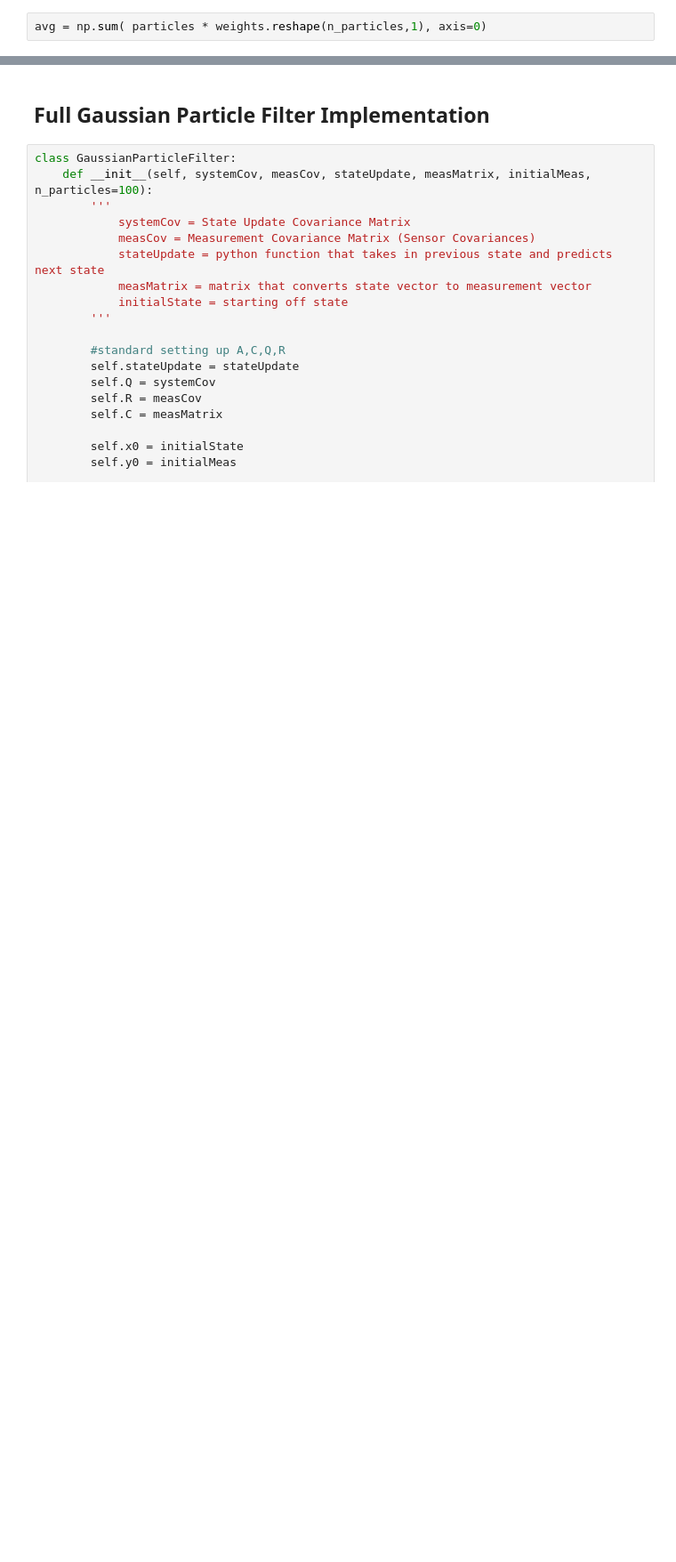
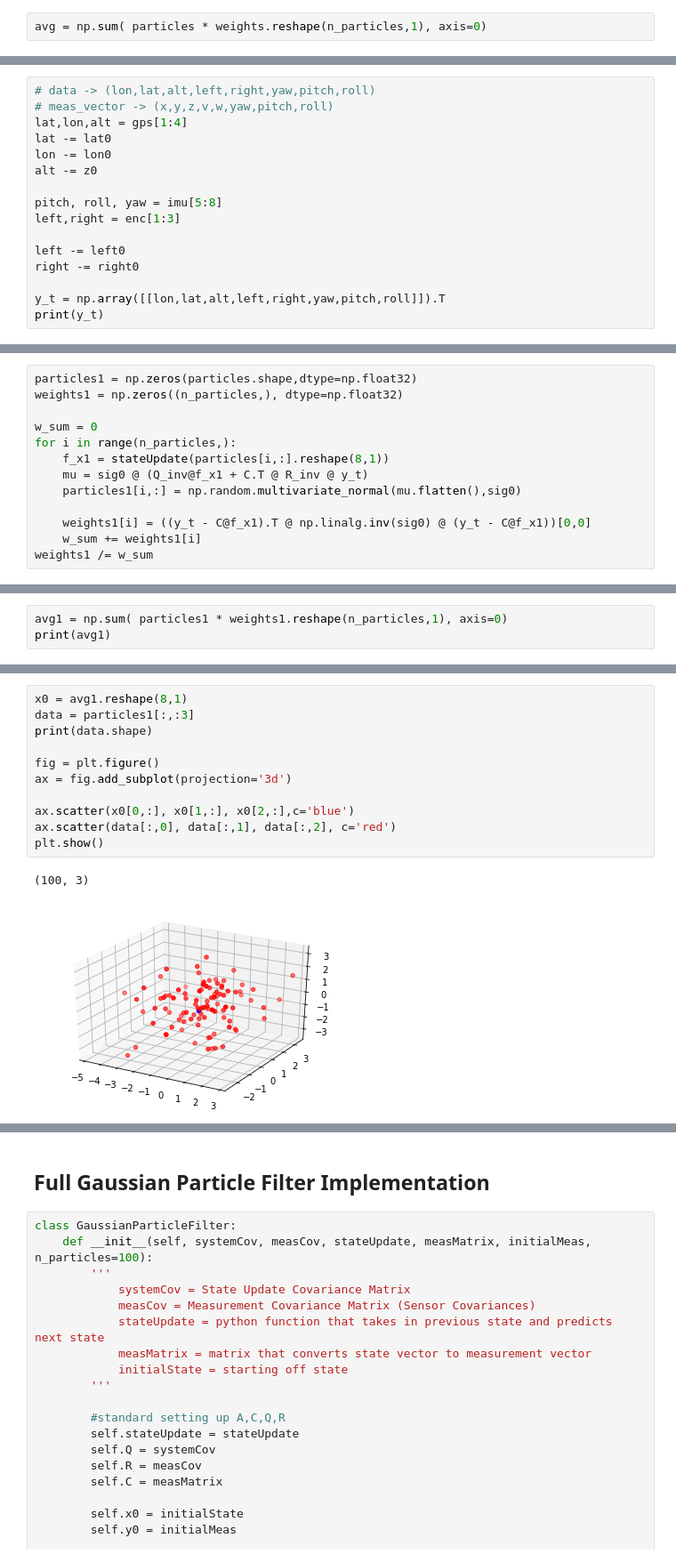
Before and after one commit to dangthanhan507/Vehicle-Tracking, a Jupyter notebook: notebook/Gaussian State Space Model Particle Filter.ipynb, the cells around one changed output, grey strips where cells are left out. Shown: that part at 89% size. Saved outputs shown, nothing was run; the diff lists cells and outputs as text; blank space fills up the shorter version.

```diff
--- a/notebook/Gaussian State Space Model Particle Filter.ipynb
+++ b/notebook/Gaussian State Space Model Particle Filter.ipynb
@@ -248,0 +259,16 @@ plt.show()
+# %%
+# data -> (lon,lat,alt,left,right,yaw,pitch,roll)
+# meas_vector -> (x,y,z,v,w,yaw,pitch,roll)
+lat,lon,alt = gps[1:4]
+lat -= lat0
+lon -= lon0
+alt -= z0
+
+pitch, roll, yaw = imu[5:8]
+left,right = enc[1:3]
+
+left -= left0
+right -= right0
+
+y_t = np.array([[lon,lat,alt,left,right,yaw,pitch,roll]]).T
+print(y_t)
@@ -248,0 +284,13 @@ plt.show()
+# %%
+particles1 = np.zeros(particles.shape,dtype=np.float32)
+weights1 = np.zeros((n_particles,), dtype=np.float32)
+
+w_sum = 0
+for i in range(n_particles,):
+    f_x1 = stateUpdate(particles[i,:].reshape(8,1))
+    mu = sig0 @ (Q_inv@f_x1 + C.T @ R_inv @ y_t)
+    particles1[i,:] = np.random.multivariate_normal(mu.flatten(),sig0)
+
+    weights1[i] = ((y_t - C@f_x1).T @ np.linalg.inv(sig0) @ (y_t - C@f_x1))[0,0]
+    w_sum += weights1[i]
+weights1 /= w_sum
@@ -248,0 +319,3 @@ plt.show()
+# %%
+avg1 = np.sum( particles1 * weights1.reshape(n_particles,1), axis=0)
+print(avg1)
@@ -248,0 +330,14 @@ plt.show()
+# %%
+x0 = avg1.reshape(8,1)
+data = particles1[:,:3]
+print(data.shape)
+
+fig = plt.figure()
+ax = fig.add_subplot(projection='3d')
+
+ax.scatter(x0[0,:], x0[1,:], x0[2,:],c='blue')
+ax.scatter(data[:,0], data[:,1], data[:,2], c='red')
+plt.show()
+# %% [output]
+(100, 3)
+[figure, added]
```
Also changed, not shown: parts of 19 cells of this notebook.
